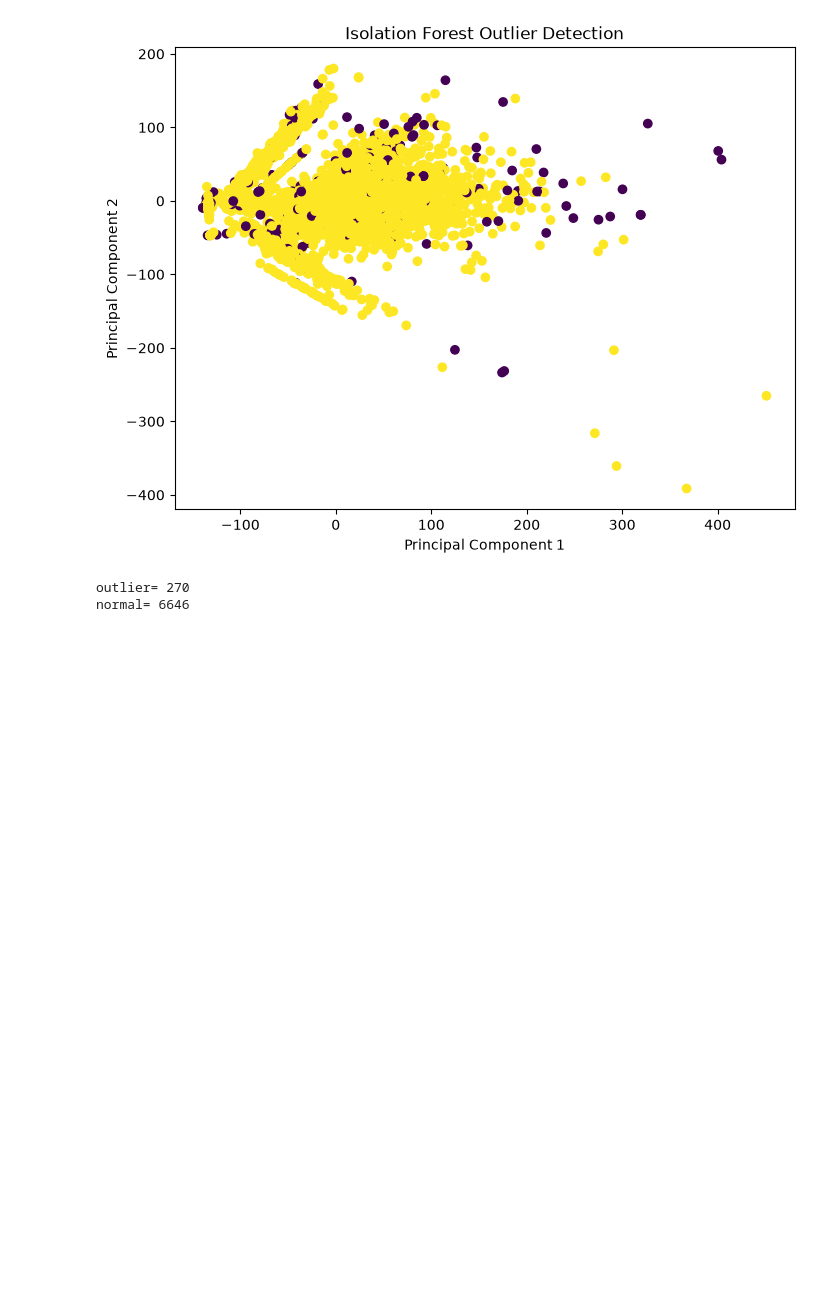
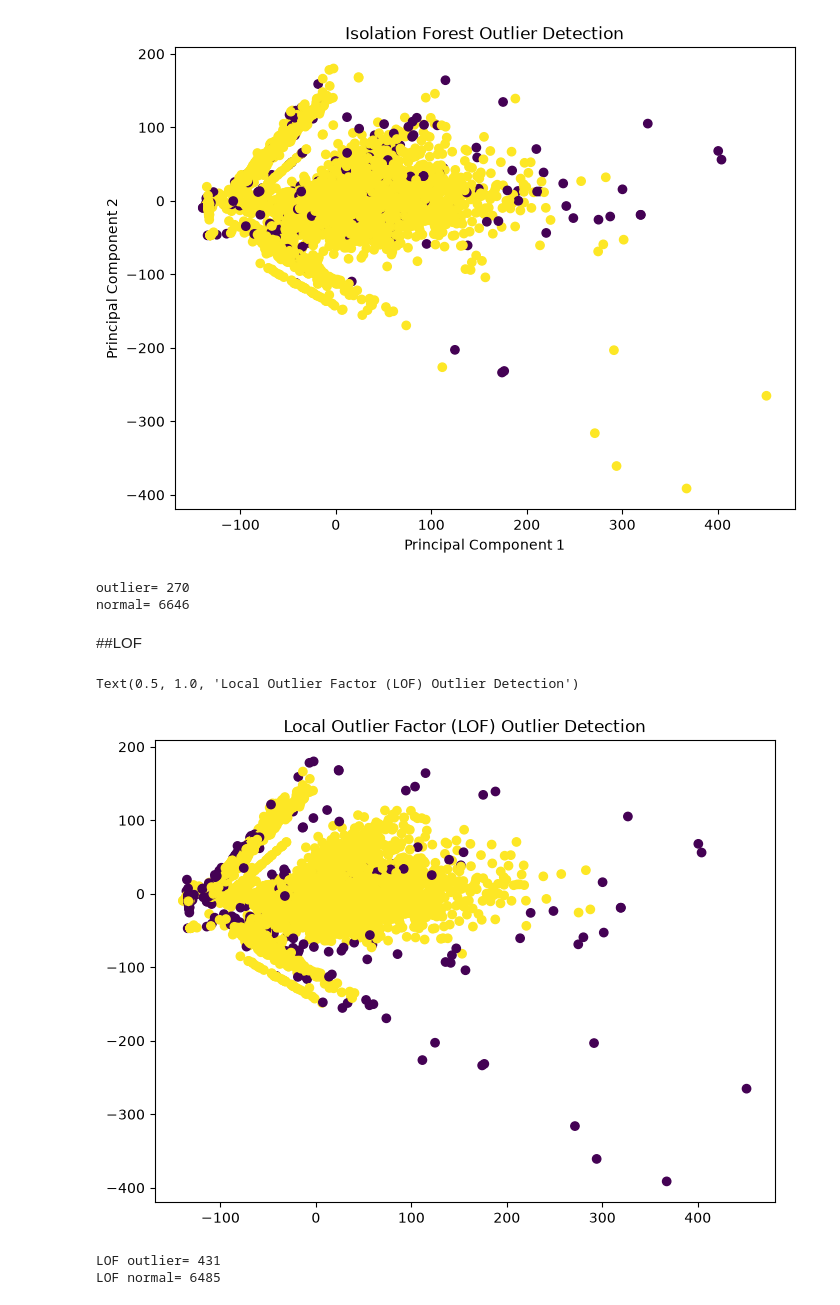
Before and after one commit to SoAkeD1/AIML-Kaggle-Comp, a Jupyter notebook: ML/unsupervised(ML2)_part1.ipynb, the cells around one changed output. Cells and saved outputs as stored; diff of their text form; code cells hidden in the pictures; blank space fills up the shorter version.

```diff
--- a/ML/unsupervised(ML2)_part1.ipynb
+++ b/ML/unsupervised(ML2)_part1.ipynb
@@ -98,3 +98,5 @@ print("normal=", n_normal)
 # %% [output]
 outlier= 270
 normal= 6646
+# %% [markdown]
+##LOF
@@ -100,0 +105,18 @@ normal= 6646
+# %%
+neighbor_model = LocalOutlierFactor()
+labels_lof = neighbor_model.fit_predict(X)
+# %%
+plt.figure(figsize=(8, 6))
+plt.scatter(X_pca[:, 0], X_pca[:, 1], c=labels_lof)
+plt.title('Local Outlier Factor (LOF) Outlier Detection')
+# %% [output]
+Text(0.5, 1.0, 'Local Outlier Factor (LOF) Outlier Detection')
+[figure, added]
+# %%
+n_outliers_lof = np.sum(labels_lof == -1)
+n_normal_lof = np.sum(labels_lof == 1)
+print("LOF outlier=", n_outliers_lof)
+print("LOF normal=", n_normal_lof)
+# %% [output]
+LOF outlier= 431
+LOF normal= 6485
```
Also changed, not shown: parts of 1 cell of this notebook.
